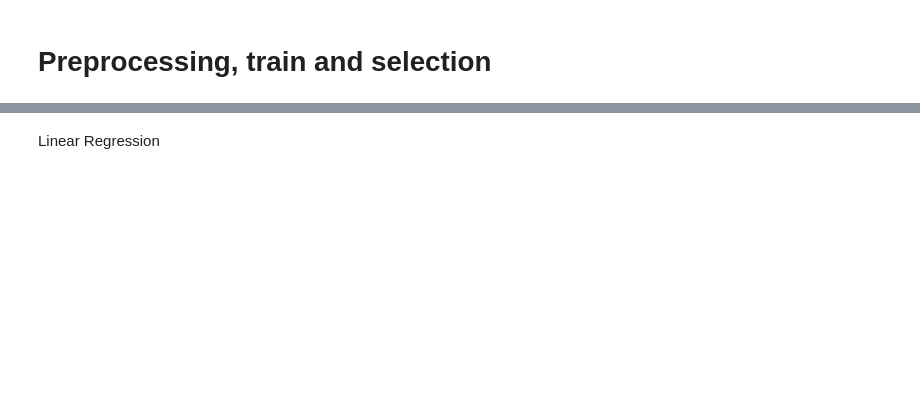
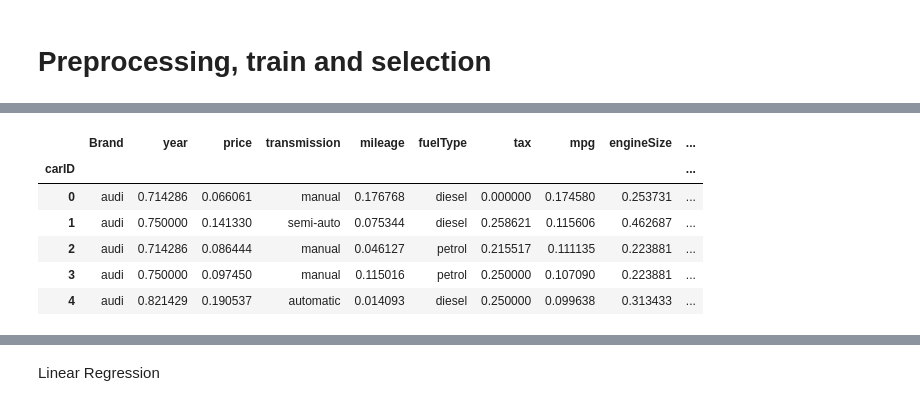
Before and after one commit to LiberoBiagi/ML_Nova_IMS_25-26, a Jupyter notebook: code.ipynb, the cells around one changed output, grey strips where cells are left out. Drawn from its saved outputs; the diff is of its cells as text; code cells hidden in the pictures; blank space fills up the shorter version.

```diff
--- a/code.ipynb
+++ b/code.ipynb
@@ -484,2 +594,18 @@ df
 # %%
-df = df.drop(["model", "year"], axis=1)
+df = df.drop(["model"], axis=1)
+df = df.drop(df[df.year == 1970].index)
+# %%
+num_cols = df_num.columns.tolist()
+
+scaler = MinMaxScaler()
+df[num_cols] = scaler.fit_transform(df[num_cols])
+
+df.sort_index().head()
+# %% [output]
+|  | Brand | year | price | transmission | mileage | fuelType | tax | mpg | engineSize | ... |
+| carID |  |  |  |  |  |  |  |  |  | ... |
+| 0 | audi | 0.714286 | 0.066061 | manual | 0.176768 | diesel | 0.000000 | 0.174580 | 0.253731 | ... |
+| 1 | audi | 0.750000 | 0.141330 | semi-auto | 0.075344 | diesel | 0.258621 | 0.115606 | 0.462687 | ... |
+| 2 | audi | 0.714286 | 0.086444 | manual | 0.046127 | petrol | 0.215517 | 0.111135 | 0.223881 | ... |
+| 3 | audi | 0.750000 | 0.097450 | manual | 0.115016 | petrol | 0.250000 | 0.107090 | 0.223881 | ... |
+| 4 | audi | 0.821429 | 0.190537 | automatic | 0.014093 | diesel | 0.250000 | 0.099638 | 0.313433 | ... |
```
Also changed, not shown: parts of 24 cells of this notebook.
